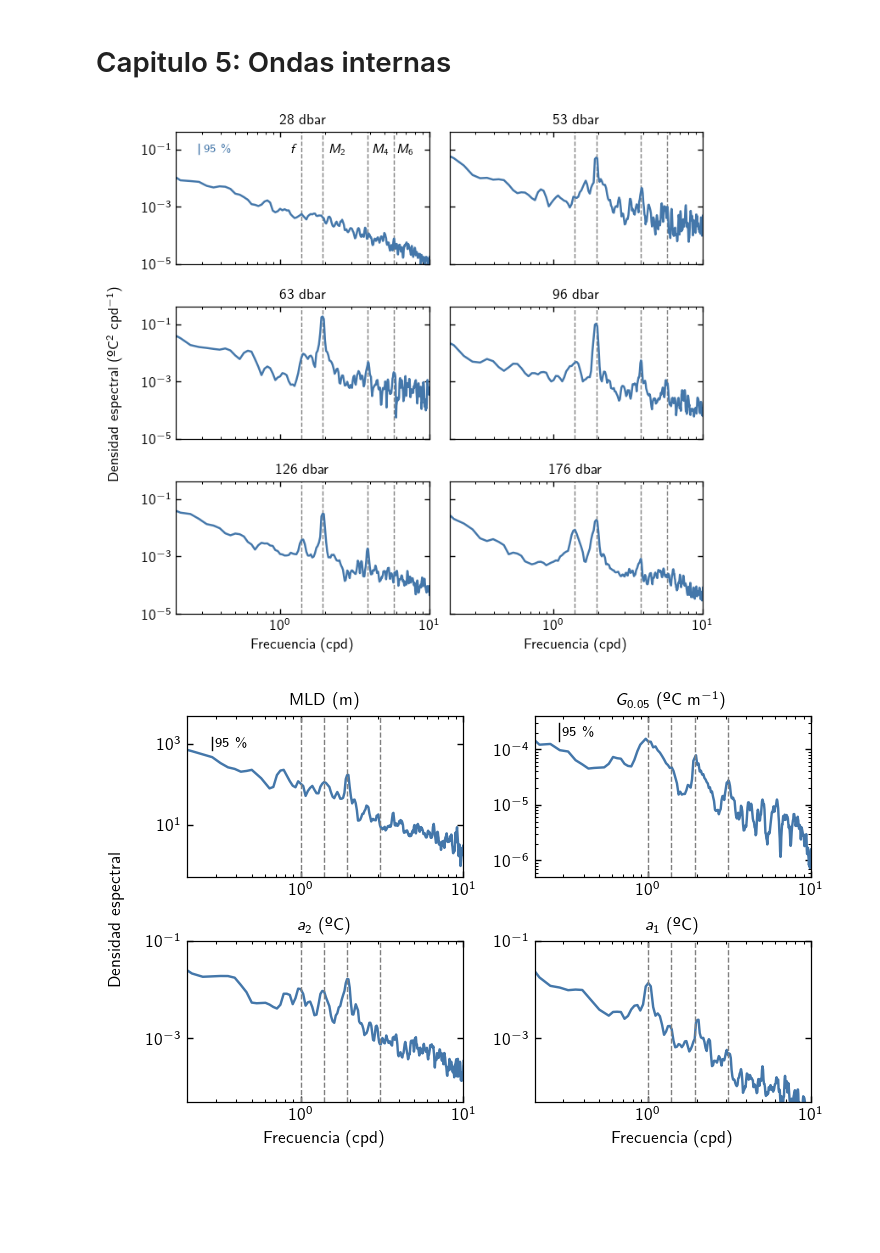
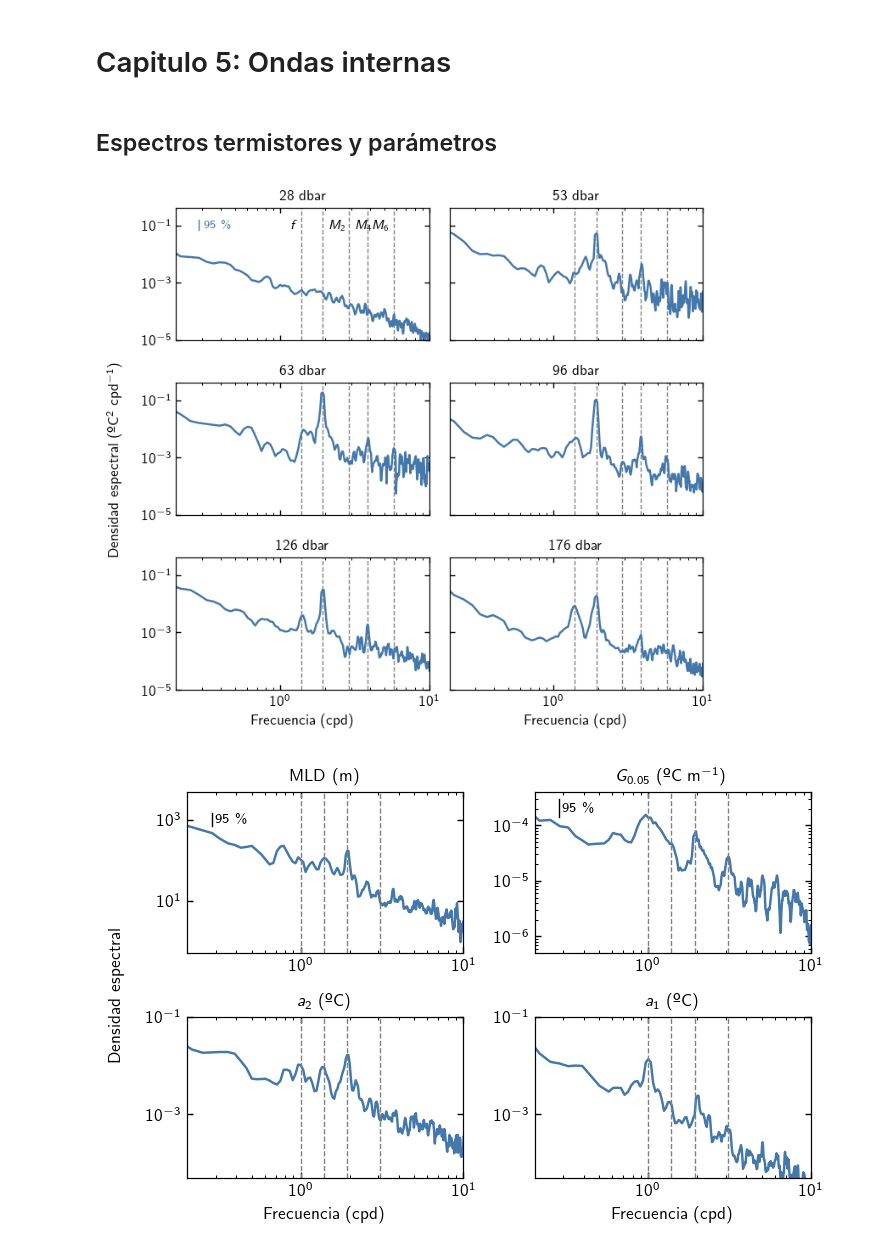
Before and after one commit to manufrn/TFG, a Jupyter notebook: notebooks/final_plots.ipynb, the cells around one changed output. Drawn from its saved outputs; the diff is of its cells as text; code cells hidden in the pictures; blank space fills up the shorter version.

```diff
--- a/notebooks/final_plots.ipynb
+++ b/notebooks/final_plots.ipynb
@@ -90,6 +87,8 @@ Coordinates:
   * depth    (depth) int32 1 8 23 28 33 43 48 53 63 78 96 108 126 151 176 201
 # %% [markdown]
 # Capitulo 5: Ondas internas
+# %% [markdown]
+## Espectros termistores y parámetros
 # %%
 # espectros termistores welch
 
@@ -136,7 +135,7 @@ O1_cpd = 1/1/25.819351*24 # not present in temperature record
 Q1_2_cpd = 1/28.006223*24
 M6_cpd = 1/4.14020*24
 # %%
-vlines = [coriolis_freq_cpd, M2_cpd, M4_cpd, M6_cpd]
+vlines = [coriolis_freq_cpd, M2_cpd, M3_cpd, M4_cpd, M6_cpd]
 texts = ['f', 'M2', 'M4', ]
 
 figsize=(get_figsize(0.95, 0.9))
@@ -168,35 +167,35 @@ axs[1,0].set_title('63 dbar')
 
 axs[1,1].loglog(freqs_96, psd_96)
 axs[1,1].set_title('96 dbar')
 
 
 axs[2,0].loglog(freqs_126, psd_126)
 axs[2,0].set_title('126 dbar')
 axs[2,0].set_xlabel('Frecuencia (cpd)')
 
 
 axs[2,1].loglog(freqs_176, psd_176)
 axs[2,1].set_title('176 dbar')
 axs[2,1].set_xlabel('Frecuencia (cpd)')
 
 
 chi_2 = dof_28 / chi2.ppf([0.025, 0.975], dof_28)
 y_bar = 10**-1
 conf = y_bar * chi_2
 axs[0,0].plot([0.09, 0.09], conf, transform=axs[0,0].get_yaxis_transform(), c=colors[0], lw=0.8)
 axs[0,0].text(0.11, y_bar, '95 $\%$', transform=axs[0,0].get_yaxis_transform(), fontsize=8, va='center',
              color=colors[0])
 
 fig.supylabel('Densidad espectral (ºC$^2$ cpd$^{-1}$)', fontsize=10)
 
 fig.tight_layout()
 fig.subplots_adjust(wspace=0.08)
-fig.savefig(figures_dir / 'welch_column.pdf', dpi=300)
+#fig.savefig(figures_dir / 'welch_column.pdf', dpi=300)
 
 plt.gcf().set_dpi(125)
 plt.show()
 # %% [output]
-[figure, old version]
+[figure, new version]
 # %%
 figsize = (get_figsize(0.95, 0.66))
 fig = plt.figure(figsize=figsize)
```
Also changed, not shown: parts of 41 cells of this notebook, 11 other files.
